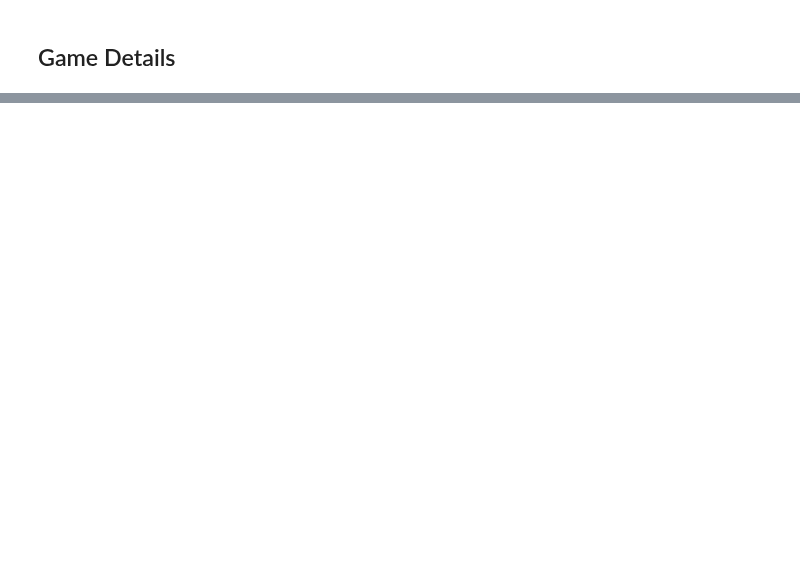
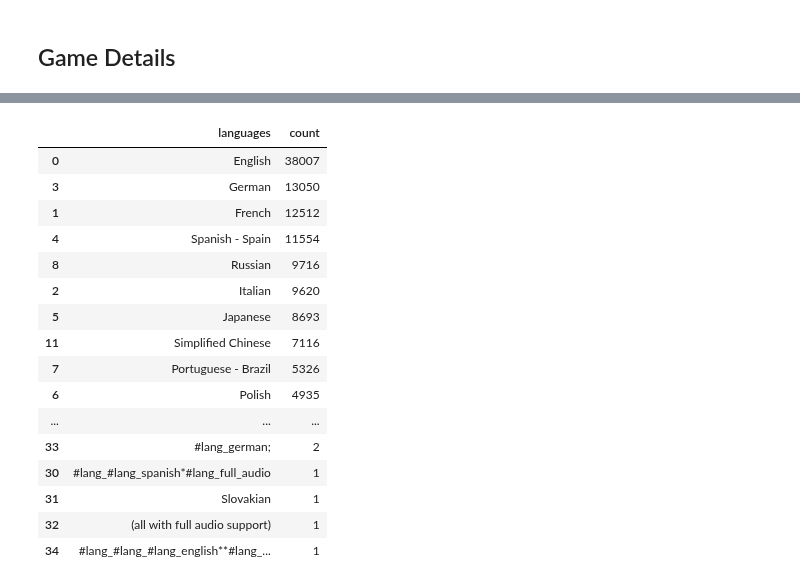
Before and after one commit to JoaoMarques1/find_your_inner_gamer, a Jupyter notebook: notebooks/Lau_EDA.ipynb, the cells around one changed output, grey strips where cells are left out. Cells and saved outputs as stored; diff of their text form; code cells hidden in the pictures; blank space fills up the shorter version.

```diff
--- a/notebooks/Lau_EDA.ipynb
+++ b/notebooks/Lau_EDA.ipynb
@@ -619,0 +582,3 @@ df_app[df_app['game_details'].isnull() == True]
+# %%
+tag_list = [tag for tag in tags_df.sort_values('count', ascending =False).head(20)['tags']]
+tag_list
@@ -619,0 +606,6 @@ df_app[df_app['game_details'].isnull() == True]
+# %%
+for tag in tag_list:
+    for i in df_app.index:
+        df_app.at[i, tag] = 1 if tag in df_app['tags'][i] else 0
+# %%
+details_list = [detail for detail in details_df.sort_values('count', ascending =False).head(20)['game_details']]
@@ -619,0 +635,37 @@ df_app[df_app['game_details'].isnull() == True]
+# %%
+for detail in details_list:
+    for i in df_app[df_app['game_details'].isnull() == False].index:
+        df_app.at[i, detail] = 1 if detail in df_app['game_details'][i] else 0
+    for i in df_app[df_app['game_details'].isnull() == True].index:
+        df_app.at[i, detail] = 0
+# %%
+### creating a loop of all the different languages, calculating the occurences to select the top used.
+languages = {}
+for index, row in df_app.iterrows():
+    languages_list= str(row['languages']).split(',')
+    for language in languages_list:
+        if not language in languages:
+            languages[language] = 1
+        else:
+            languages[language] += 1
+
+languages_df = pd.DataFrame(list(languages.items()),columns = ['languages','count'])
+languages_df.sort_values('count', ascending =False)
+# %% [output]
+|  | languages | count |
+| 0 | English | 38007 |
+| 3 | German | 13050 |
+| 1 | French | 12512 |
+| 4 | Spanish - Spain | 11554 |
+| 8 | Russian | 9716 |
+| 2 | Italian | 9620 |
+| 5 | Japanese | 8693 |
+| 11 | Simplified Chinese | 7116 |
+| 7 | Portuguese - Brazil | 5326 |
+| 6 | Polish | 4935 |
+| ... | ... | ... |
+| 33 | #lang_german; | 2 |
+| 30 | #lang_#lang_spanish*#lang_full_audio | 1 |
+| 31 | Slovakian | 1 |
+| 32 | (all with full audio support) | 1 |
+| 34 | #lang_#lang_#lang_english**#lang_... | 1 |
```
Also changed, not shown: parts of 26 cells of this notebook.
